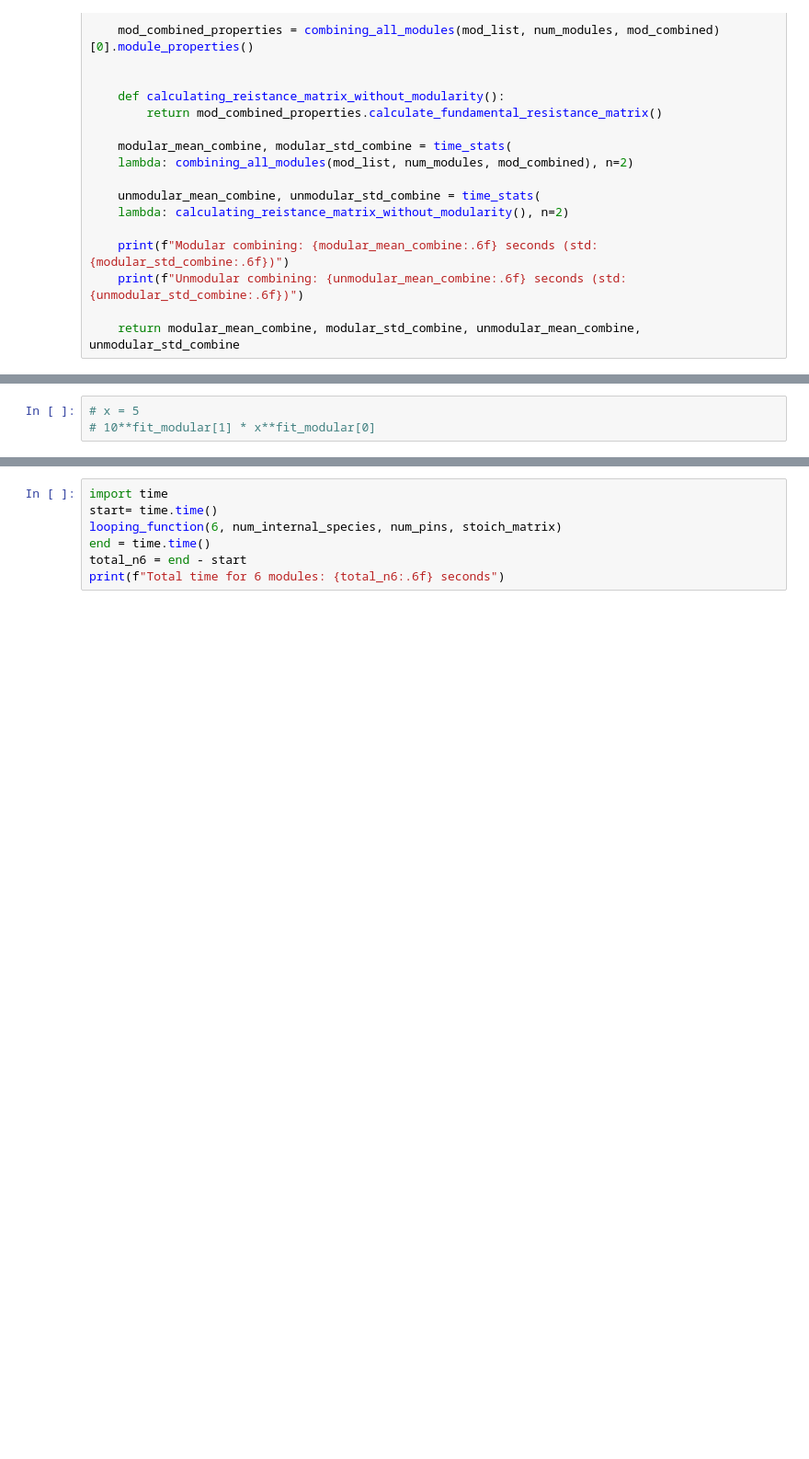
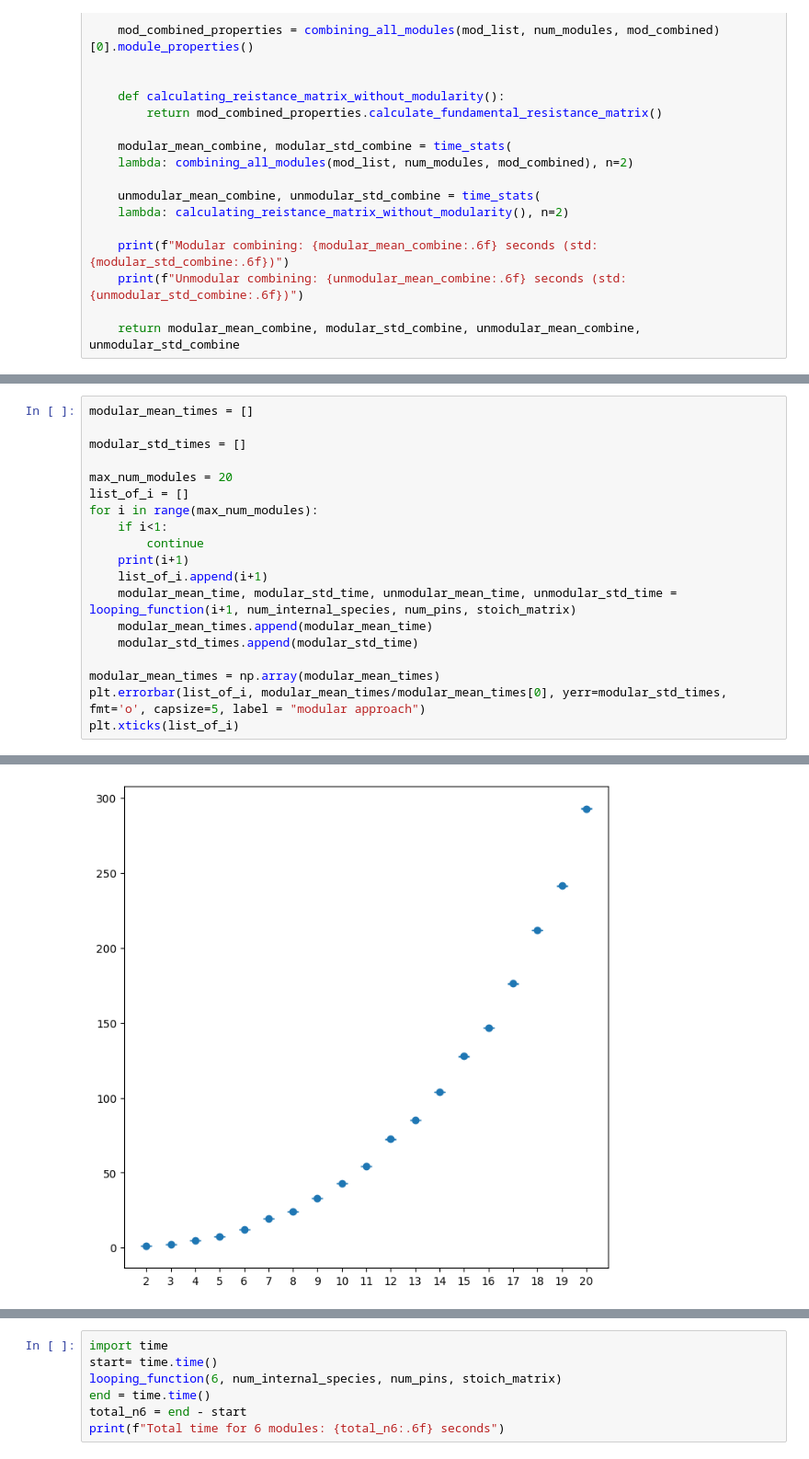
Before and after one commit to FTurci/conductance-chem-net, a Jupyter notebook: students/Jed/looping_example.ipynb, the cells around one changed output, grey strips where cells are left out. Shown at 92% size. Cells and saved outputs as stored; diff of their text form; blank space fills up the shorter version.

```diff
--- a/students/Jed/looping_example.ipynb
+++ b/students/Jed/looping_example.ipynb
@@ -187,3 +284,20 @@ plt.show()
 # %%
-# x = 5
-# 10**fit_modular[1] * x**fit_modular[0]
+modular_mean_times = []
+
+modular_std_times = []
+
+max_num_modules = 20
+list_of_i = []
+for i in range(max_num_modules):
+    if i<1:
+        continue
+    print(i+1)
+    list_of_i.append(i+1)
+    modular_mean_time, modular_std_time, unmodular_mean_time, unmodular_std_time = looping_function(i+1, num_internal_species, num_pins, stoich_matrix)
+    modular_mean_times.append(modular_mean_time)
+    modular_std_times.append(modular_std_time)
+
+modular_mean_times = np.array(modular_mean_times)
+plt.errorbar(list_of_i, modular_mean_times/modular_mean_times[0], yerr=modular_std_times, fmt='o', capsize=5, label = "modular approach")
+plt.xticks(list_of_i)
+# %% [output]
@@ -190,3 +338,4 @@ plt.show()
+[figure, added]
 # %%
 modular_mean_times[-1]/modular_mean_times[-2]
 # %% [output]
```
Also changed, not shown: parts of 8 cells of this notebook.
